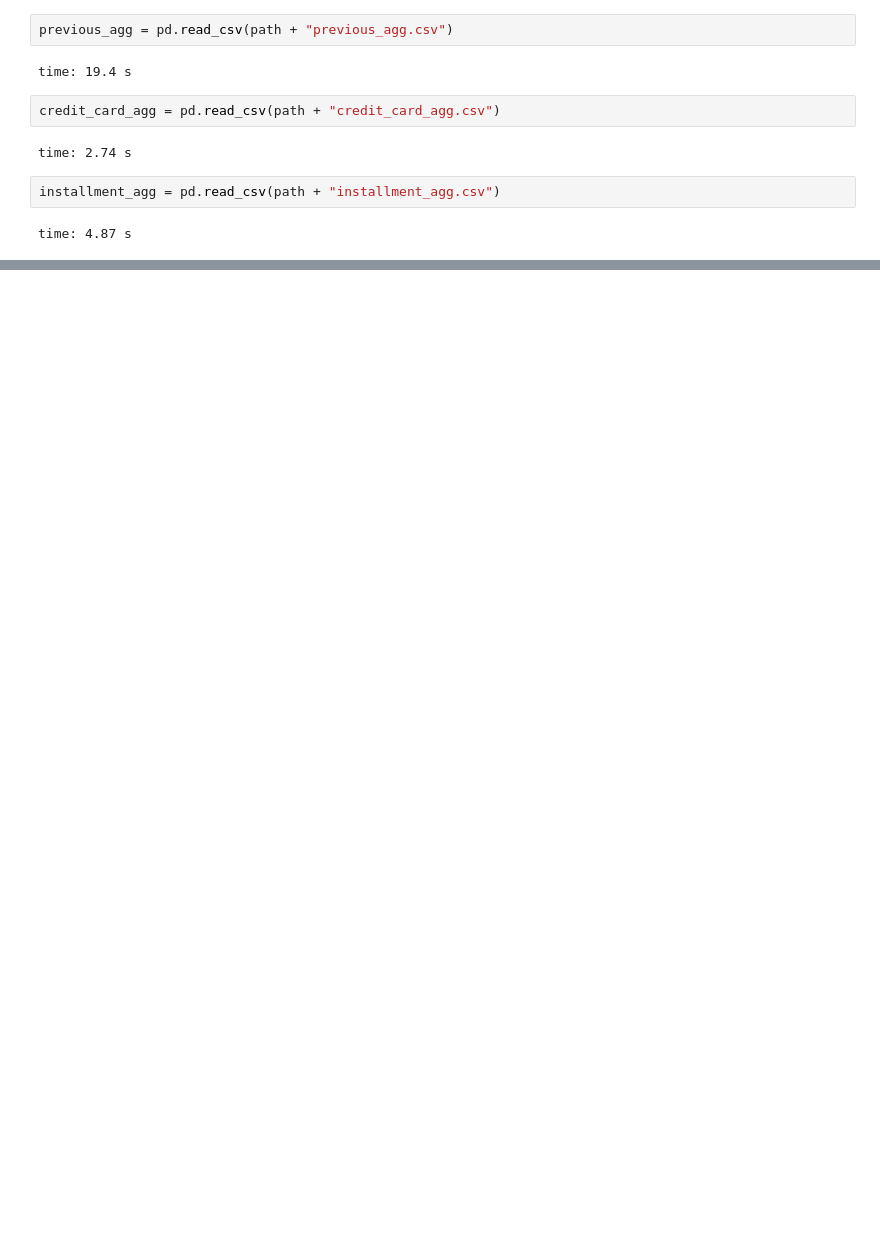
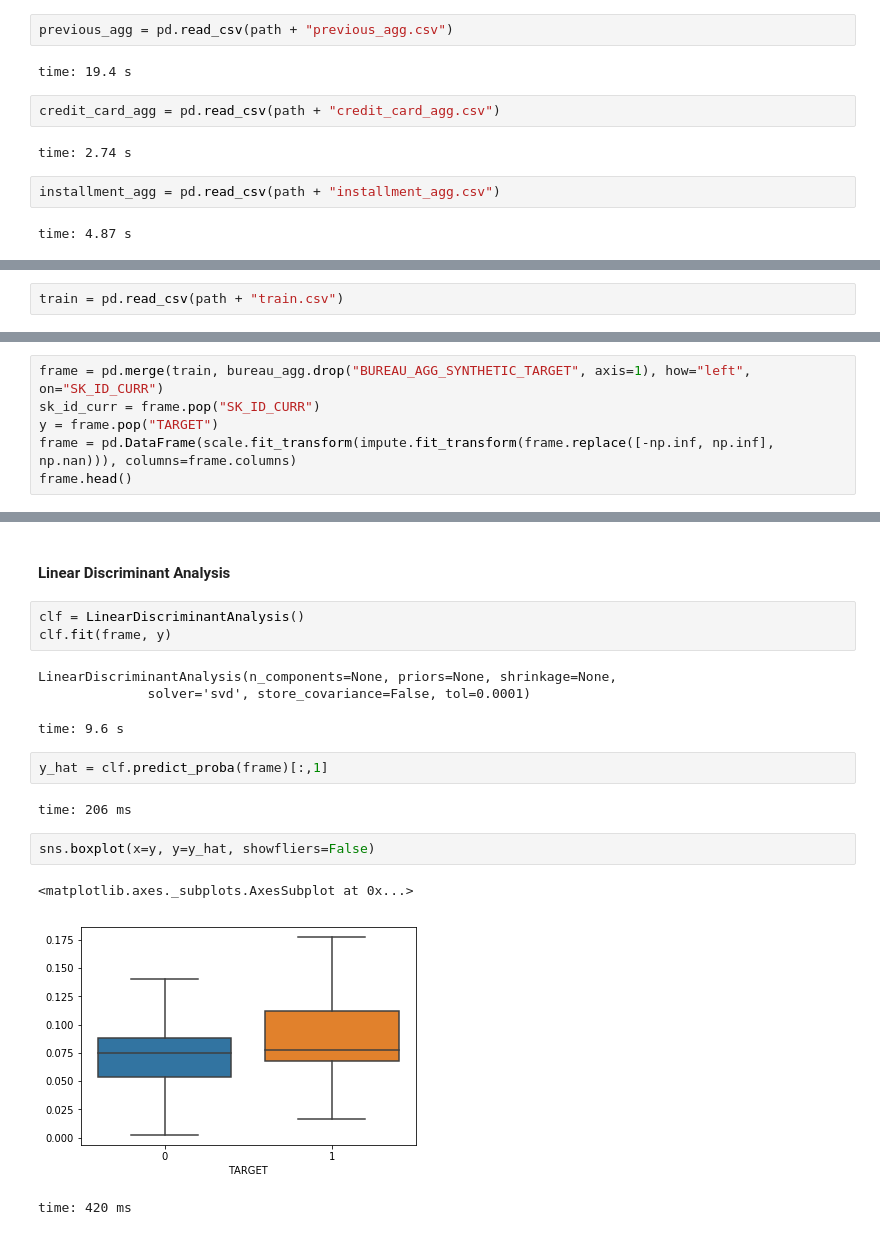
Before and after one commit to StephanKalika/home_credit_default, a Jupyter notebook: eda.ipynb, the cells around one changed output, grey strips where cells are left out. Saved outputs shown, nothing was run; the diff lists cells and outputs as text; blank space fills up the shorter version.

Commit message:
feature transformation code, LASSO, PCA, LDA

```diff
--- a/eda.ipynb
+++ b/eda.ipynb
@@ -92,0 +103,2 @@ time: 11.8 s
+# %%
+train = pd.read_csv(path + "train.csv")
@@ -92,0 +127,6 @@ time: 11.8 s
+# %%
+frame = pd.merge(train, bureau_agg.drop("BUREAU_AGG_SYNTHETIC_TARGET", axis=1), how="left", on="SK_ID_CURR")
+sk_id_curr = frame.pop("SK_ID_CURR")
+y = frame.pop("TARGET")
+frame = pd.DataFrame(scale.fit_transform(impute.fit_transform(frame.replace([-np.inf, np.inf], np.nan))), columns=frame.columns)
+frame.head()
@@ -92,0 +141,19 @@ time: 11.8 s
+# %% [markdown]
+#### Linear Discriminant Analysis
+# %%
+clf = LinearDiscriminantAnalysis()
+clf.fit(frame, y)
+# %% [output]
+LinearDiscriminantAnalysis(n_components=None, priors=None, shrinkage=None,
+              solver='svd', store_covariance=False, tol=0.0001)
+time: 9.6 s
+# %%
+y_hat = clf.predict_proba(frame)[:,1]
+# %% [output]
+time: 206 ms
+# %%
+sns.boxplot(x=y, y=y_hat, showfliers=False)
+# %% [output]
+<matplotlib.axes._subplots.AxesSubplot at 0x...>
+[figure, added]
+time: 420 ms
```
Also changed, not shown: parts of 17 cells of this notebook, 4 other files.
